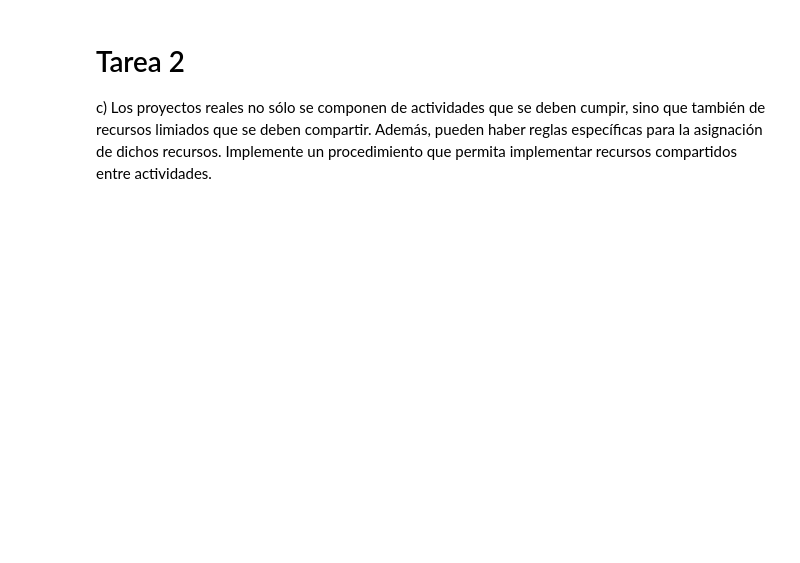
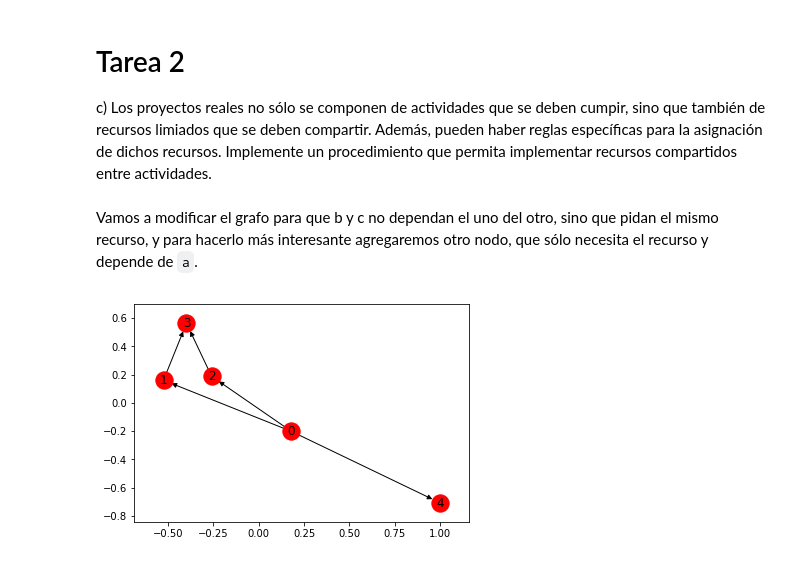
Before and after one commit to DanielNeira/Red-estocastica, a Jupyter notebook: Tarea 2 c).ipynb, the cells around one changed output. Cells and saved outputs as stored; diff of their text form; code cells hidden in the pictures; blank space fills up the shorter version.

```diff
--- a/Tarea 2 c).ipynb
+++ b/Tarea 2 c).ipynb
@@ -41,6 +63,8 @@ class CustomEvent(object):
         self.name = name
         self.env = env
         self.event = self.env.event()
+# %% [markdown]
+Vamos a modificar el grafo para que b y c no dependan el uno del otro, sino que pidan el mismo recurso, y para hacerlo más interesante agregaremos otro nodo, que sólo necesita el recurso y depende de `a`.
 # %%
 class SANglobal:
     F = nx.DiGraph()
@@ -48,10 +72,17 @@ class SANglobal:
     b = 1
     c = 2
     d = 3
+    e = 4
     inTo = 0
-    F.add_nodes_from([a, b, c, d])
-    F.add_edges_from([(a,b), (a,c), (b,c), (b,d), (c,d)])
+    F.add_nodes_from([a, b, c, d, e])
+    F.add_edges_from([(a,b), (a,c), (b,d), (c,d), (a,e)])
     finishtime = 0
+    recurso = (b,d,e)
+# %%
+nx.draw_networkx(SANglobal.F)
+plt.show()
+# %% [output]
+[figure, added]
 # %%
 finishtimes = []
 for rep in range(1000):
```
Also changed, not shown: parts of 5 cells of this notebook.
